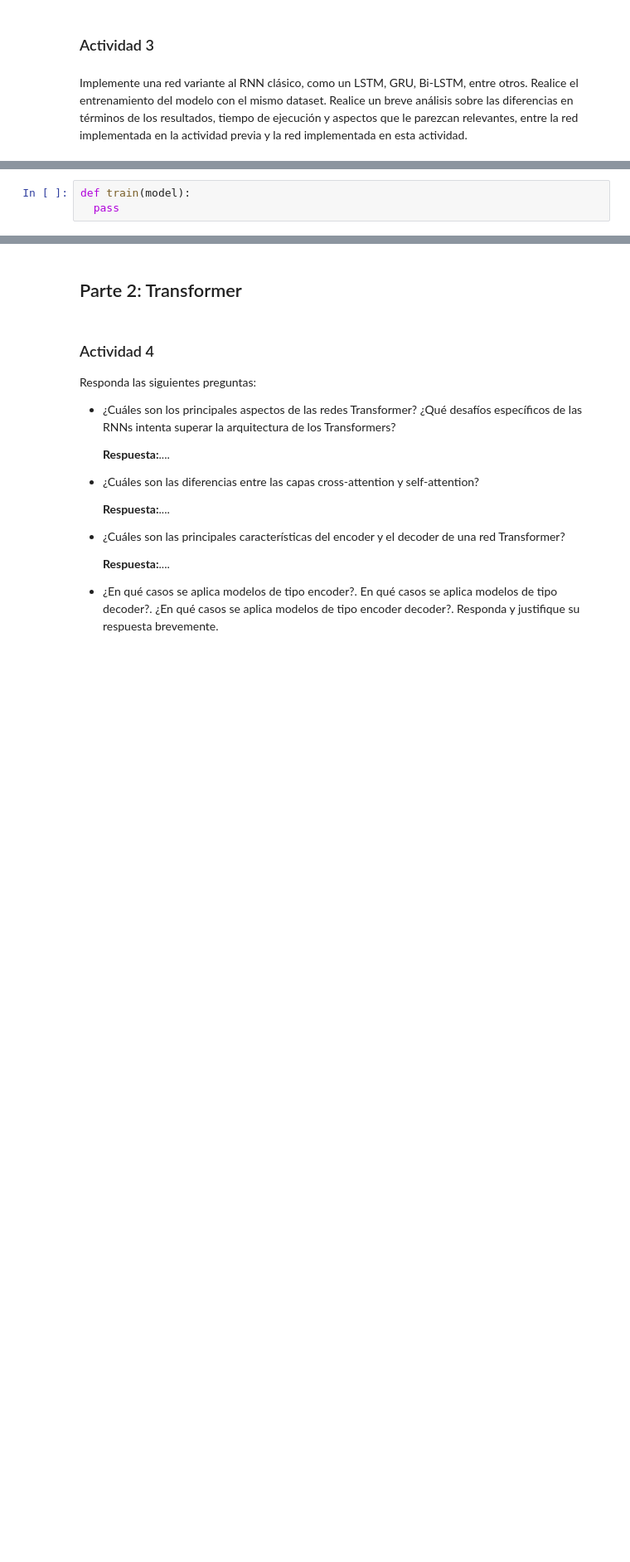
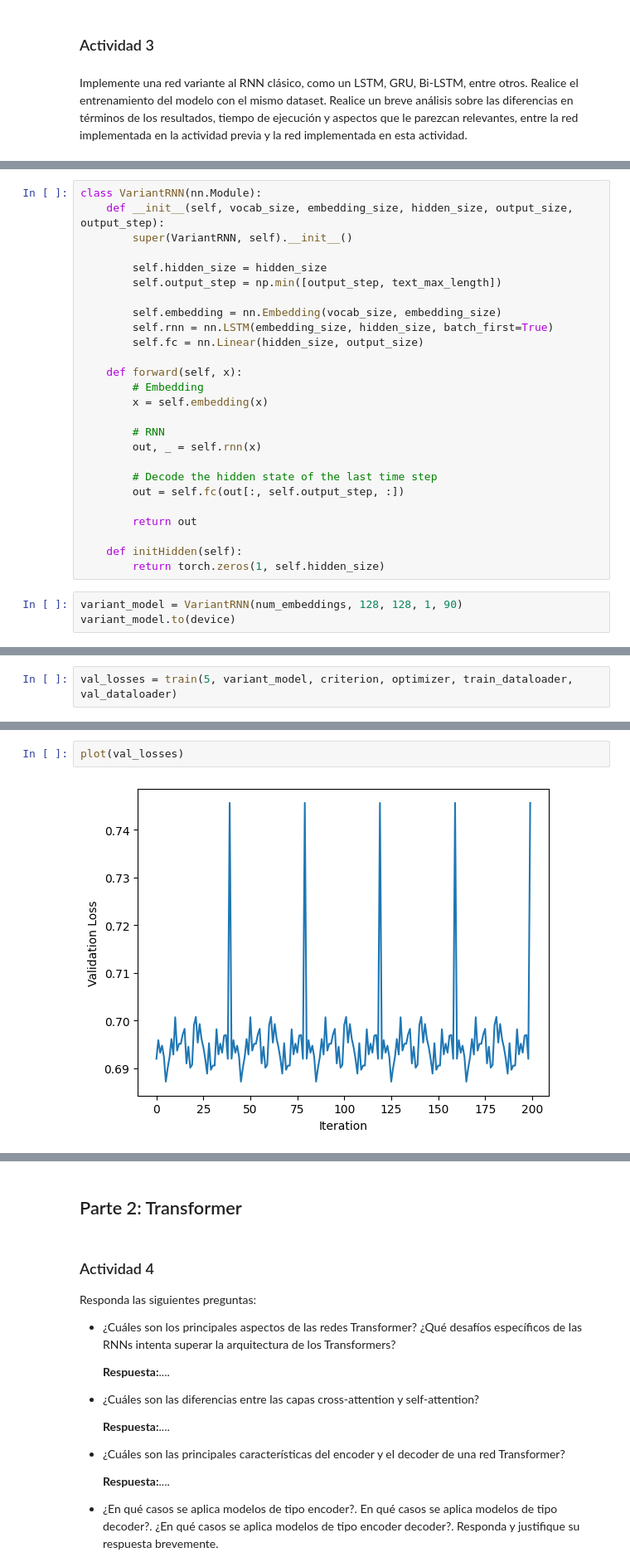
Before and after one commit to BrunoFarfan/DeepLearning, a Jupyter notebook: T2/T2_BrunoFarfan.ipynb, the cells around one changed output, grey strips where cells are left out. Shown at 83% size. Cells and saved outputs as stored; diff of their text form; blank space fills up the shorter version.

```diff
--- a/T2/T2_BrunoFarfan.ipynb
+++ b/T2/T2_BrunoFarfan.ipynb
@@ -425,3 +442,29 @@ class VariantRNN(nn.Module):
-# %%
-def train(model):
-  pass
+# %%
+class VariantRNN(nn.Module):
+    def __init__(self, vocab_size, embedding_size, hidden_size, output_size, output_step):
+        super(VariantRNN, self).__init__()
+
+        self.hidden_size = hidden_size
+        self.output_step = np.min([output_step, text_max_length])
+
+        self.embedding = nn.Embedding(vocab_size, embedding_size)
+        self.rnn = nn.LSTM(embedding_size, hidden_size, batch_first=True)
+        self.fc = nn.Linear(hidden_size, output_size)
+
+    def forward(self, x):
+        # Embedding
+        x = self.embedding(x)
+
+        # RNN
+        out, _ = self.rnn(x)
+
+        # Decode the hidden state of the last time step
+        out = self.fc(out[:, self.output_step, :])
+
+        return out
+
+    def initHidden(self):
+        return torch.zeros(1, self.hidden_size)
+# %%
+variant_model = VariantRNN(num_embeddings, 128, 128, 1, 90)
+variant_model.to(device)
@@ -427,0 +477,2 @@ def train(model):
+# %%
+val_losses = train(5, variant_model, criterion, optimizer, train_dataloader, val_dataloader)
@@ -427,0 +499,4 @@ def train(model):
+# %%
+plot(val_losses)
+# %% [output]
+[figure, added]
```
Also changed, not shown: parts of 12 cells of this notebook, 2 other files.
